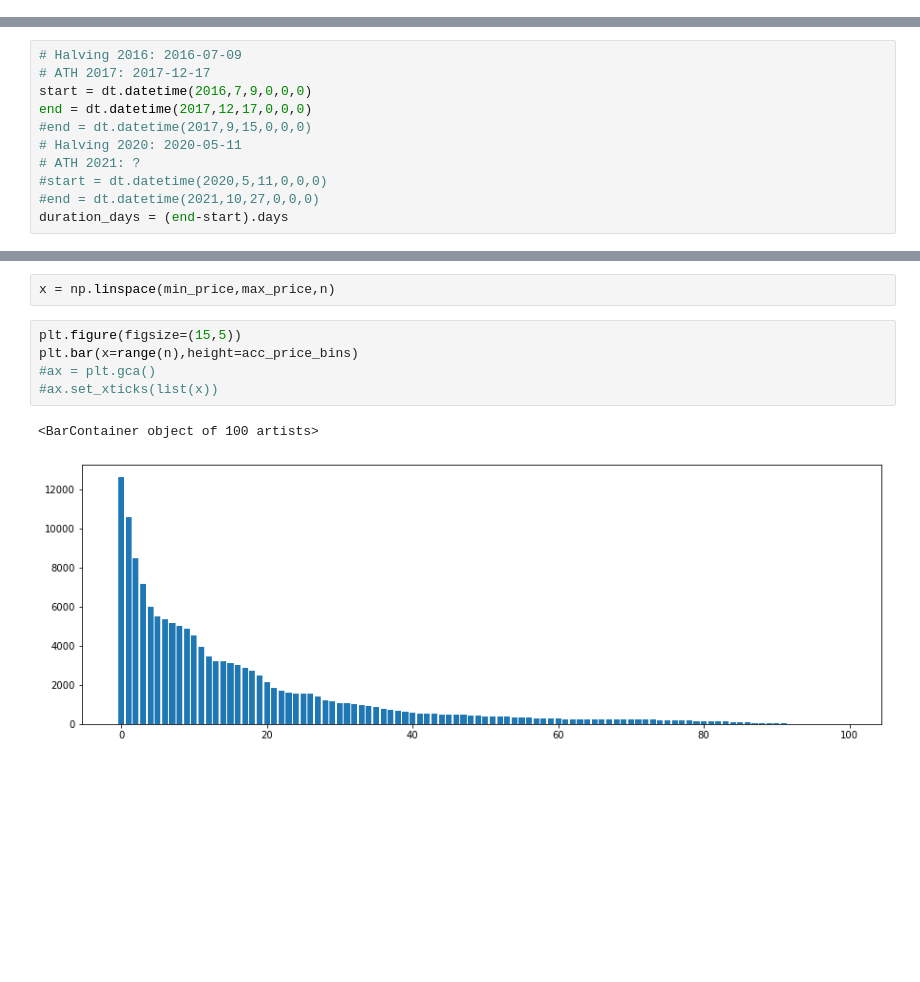
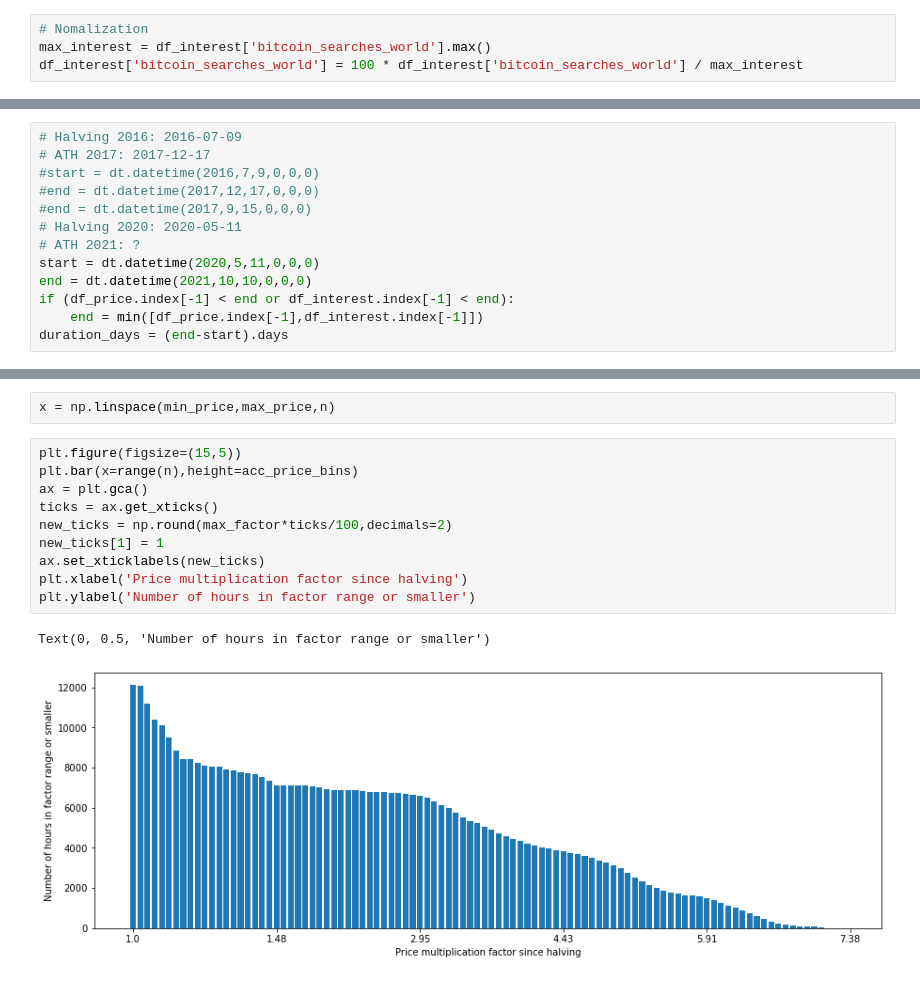
Before and after one commit to mxagar/crypto_analysis, a Jupyter notebook: 01_BitcoinAnalysis.ipynb, the cells around one changed output, grey strips where cells are left out. Saved outputs shown, nothing was run; the diff lists cells and outputs as text; blank space fills up the shorter version.

Commit message:
re-arrangement of contents, polishing of diagrams

```diff
--- a/01_BitcoinAnalysis.ipynb
+++ b/01_BitcoinAnalysis.ipynb
@@ -15,6 +17,10 @@ df_interest = pd.read_csv('data/google_trends_bitcoin_2015_2021_daily.csv',heade
 df_interest['date'] = pd.to_datetime(df_interest['date'])
 # %%
 df_interest.set_index('date',inplace=True)
+# %%
+# Nomalization
+max_interest = df_interest['bitcoin_searches_world'].max()
+df_interest['bitcoin_searches_world'] = 100 * df_interest['bitcoin_searches_world'] / max_interest
 # %%
 df_interest.head()
 # %% [output]
@@ -81,13 +89,15 @@ df_price['Close'].plot(figsize=(15,5))
 # %%
 # Halving 2016: 2016-07-09
 # ATH 2017: 2017-12-17
-start = dt.datetime(2016,7,9,0,0,0)
-end = dt.datetime(2017,12,17,0,0,0)
+#start = dt.datetime(2016,7,9,0,0,0)
+#end = dt.datetime(2017,12,17,0,0,0)
 #end = dt.datetime(2017,9,15,0,0,0)
 # Halving 2020: 2020-05-11
 # ATH 2021: ?
-#start = dt.datetime(2020,5,11,0,0,0)
-#end = dt.datetime(2021,10,27,0,0,0)
+start = dt.datetime(2020,5,11,0,0,0)
+end = dt.datetime(2021,10,10,0,0,0)
+if (df_price.index[-1] < end or df_interest.index[-1] < end):
+    end = min([df_price.index[-1],df_interest.index[-1]])
 duration_days = (end-start).days
 # %%
 duration_days
@@ -174,11 +188,16 @@ x = np.linspace(min_price,max_price,n)
 # %%
 plt.figure(figsize=(15,5))
 plt.bar(x=range(n),height=acc_price_bins)
-#ax = plt.gca()
-#ax.set_xticks(list(x))
+ax = plt.gca()
+ticks = ax.get_xticks()
+new_ticks = np.round(max_factor*ticks/100,decimals=2)
+new_ticks[1] = 1
+ax.set_xticklabels(new_ticks)
+plt.xlabel('Price multiplication factor since halving')
+plt.ylabel('Number of hours in factor range or smaller')
 # %% [output]
-<BarContainer object of 100 artists>
+Text(0, 0.5, 'Number of hours in factor range or smaller')
-[figure, old version]
+[figure, new version]
 # %%
 acc_price_bins
 # %% [output]
```
Also changed, not shown: parts of 24 cells of this notebook.
